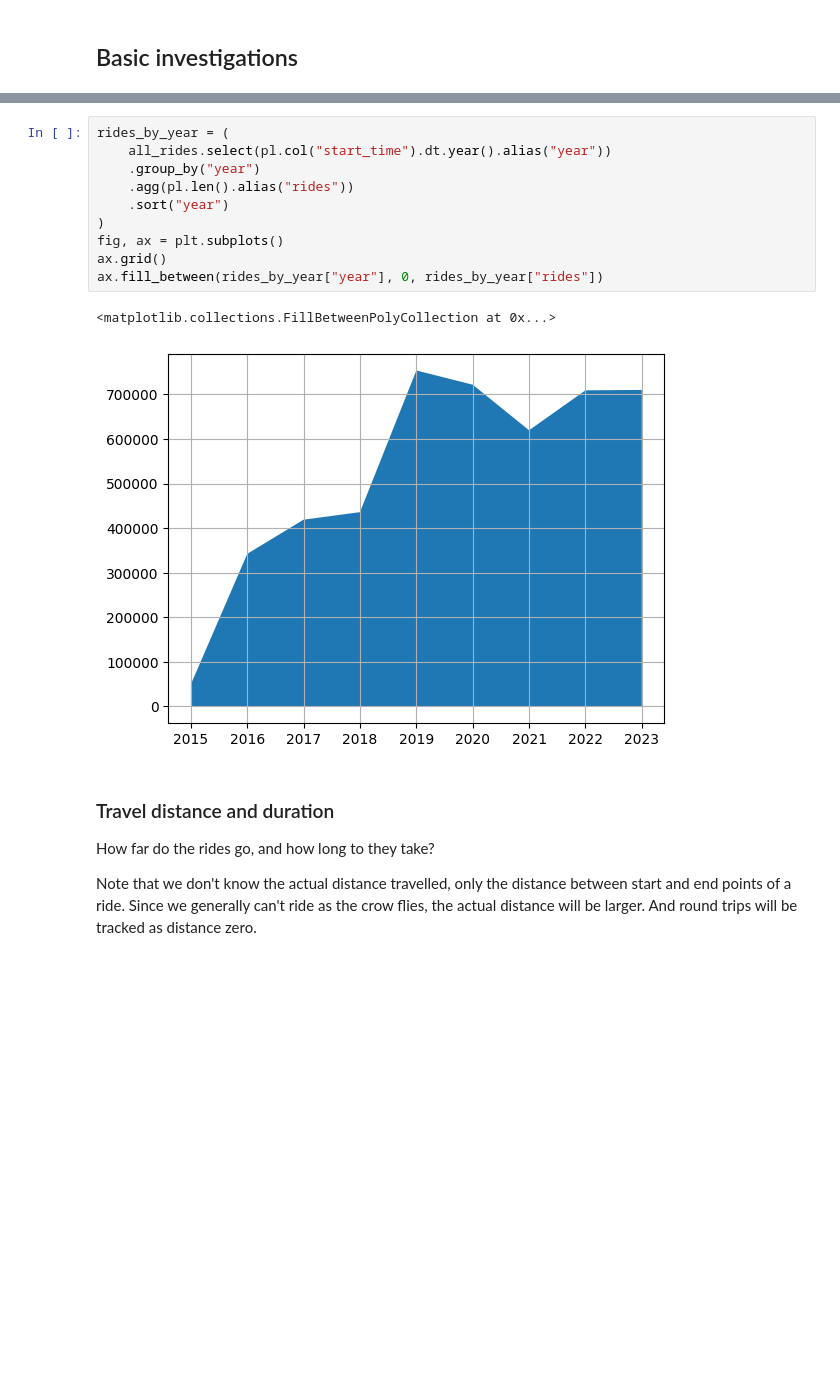
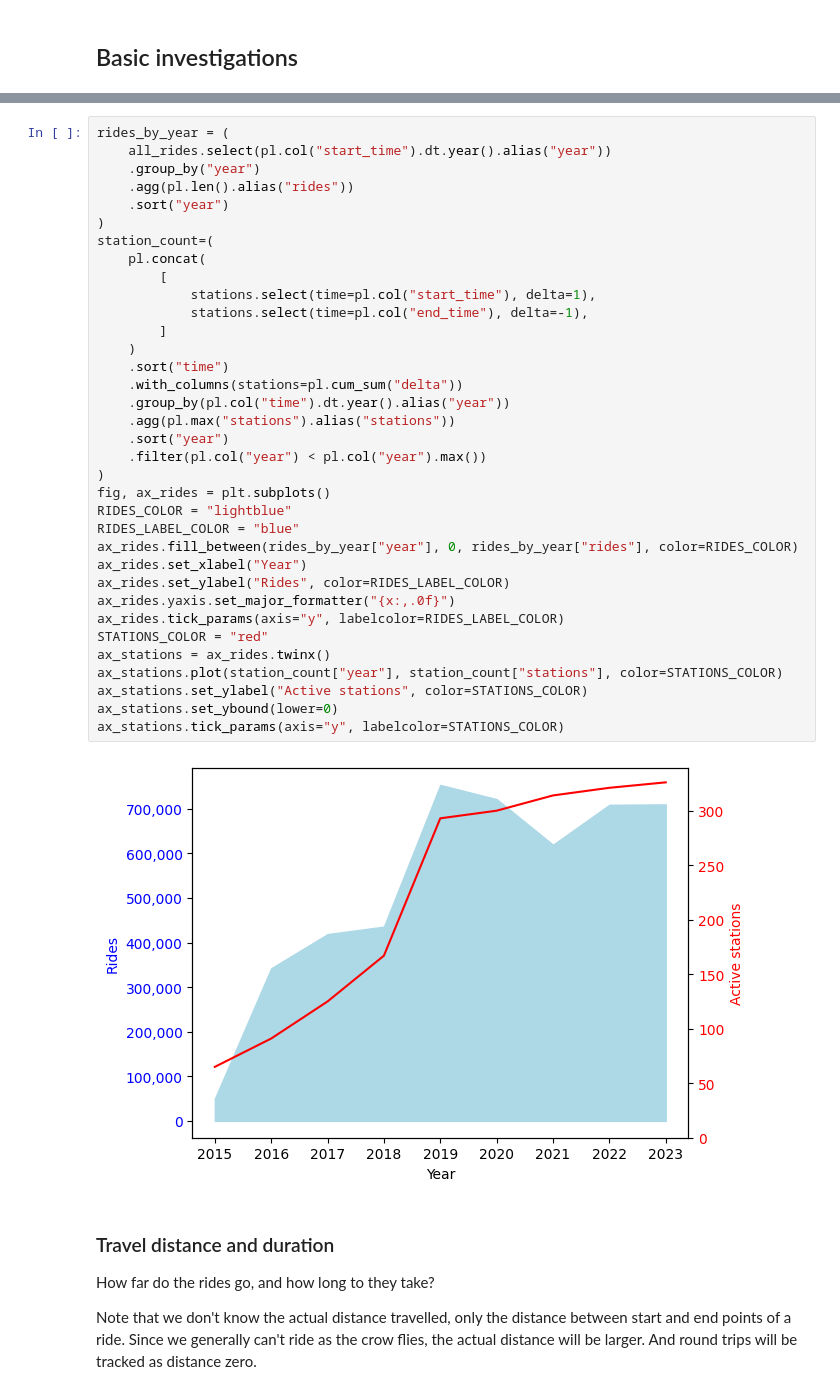
Before and after one commit to oefe/mvg-rad, a Jupyter notebook: mvg-rad.ipynb, the cells around one changed output, grey strips where cells are left out. Saved outputs shown, nothing was run; the diff lists cells and outputs as text; blank space fills up the shorter version.

Commit message:
Plot number of stations

```diff
--- a/mvg-rad.ipynb
+++ b/mvg-rad.ipynb
@@ -150,16 +155,40 @@ Let's start with a simple question: how many rides were there per year?
-# %%
-rides_by_year = (
-    all_rides.select(pl.col("start_time").dt.year().alias("year"))
-    .group_by("year")
-    .agg(pl.len().alias("rides"))
-    .sort("year")
-)
-fig, ax = plt.subplots()
-ax.grid()
-ax.fill_between(rides_by_year["year"], 0, rides_by_year["rides"])
-# %% [output]
-<matplotlib.collections.FillBetweenPolyCollection at 0x...>
-[figure, removed]
+# %%
+rides_by_year = (
+    all_rides.select(pl.col("start_time").dt.year().alias("year"))
+    .group_by("year")
+    .agg(pl.len().alias("rides"))
+    .sort("year")
+)
+station_count=(
+    pl.concat(
+        [
+            stations.select(time=pl.col("start_time"), delta=1),
+            stations.select(time=pl.col("end_time"), delta=-1),
+        ]
+    )
+    .sort("time")
+    .with_columns(stations=pl.cum_sum("delta"))
+    .group_by(pl.col("time").dt.year().alias("year"))
+    .agg(pl.max("stations").alias("stations"))
+    .sort("year")
+    .filter(pl.col("year") < pl.col("year").max())
+)
+fig, ax_rides = plt.subplots()
+RIDES_COLOR = "lightblue"
+RIDES_LABEL_COLOR = "blue"
+ax_rides.fill_between(rides_by_year["year"], 0, rides_by_year["rides"], color=RIDES_COLOR)
+ax_rides.set_xlabel("Year")
+ax_rides.set_ylabel("Rides", color=RIDES_LABEL_COLOR)
+ax_rides.yaxis.set_major_formatter("{x:,.0f}")
+ax_rides.tick_params(axis="y", labelcolor=RIDES_LABEL_COLOR)
+STATIONS_COLOR = "red"
+ax_stations = ax_rides.twinx()
+ax_stations.plot(station_count["year"], station_count["stations"], color=STATIONS_COLOR)
+ax_stations.set_ylabel("Active stations", color=STATIONS_COLOR)
+ax_stations.set_ybound(lower=0)
+ax_stations.tick_params(axis="y", labelcolor=STATIONS_COLOR)
+# %% [output]
+[figure, added]
 # %% [markdown]
 ### Travel distance and duration
 
```
Also changed, not shown: parts of 1 cell of this notebook.
